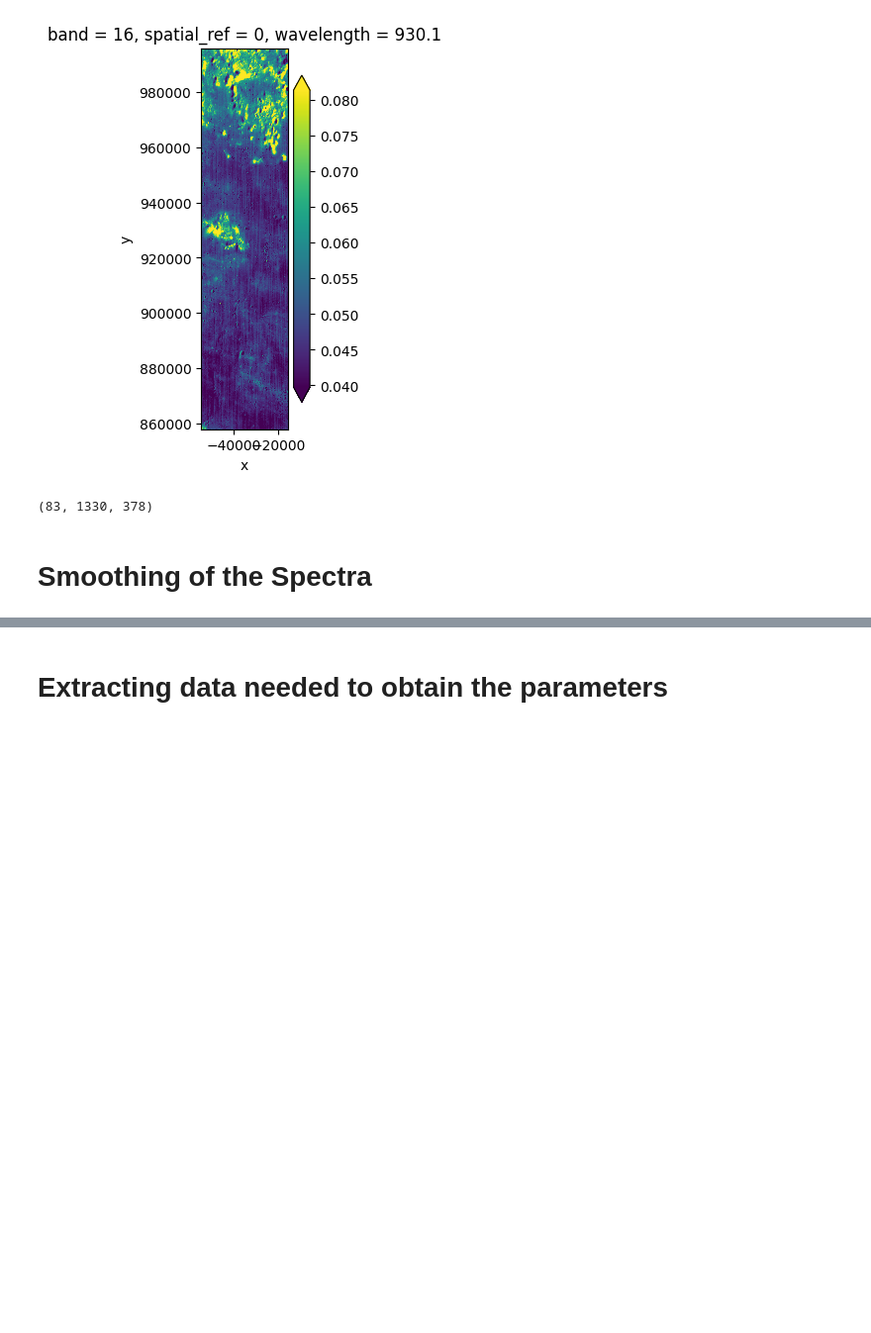
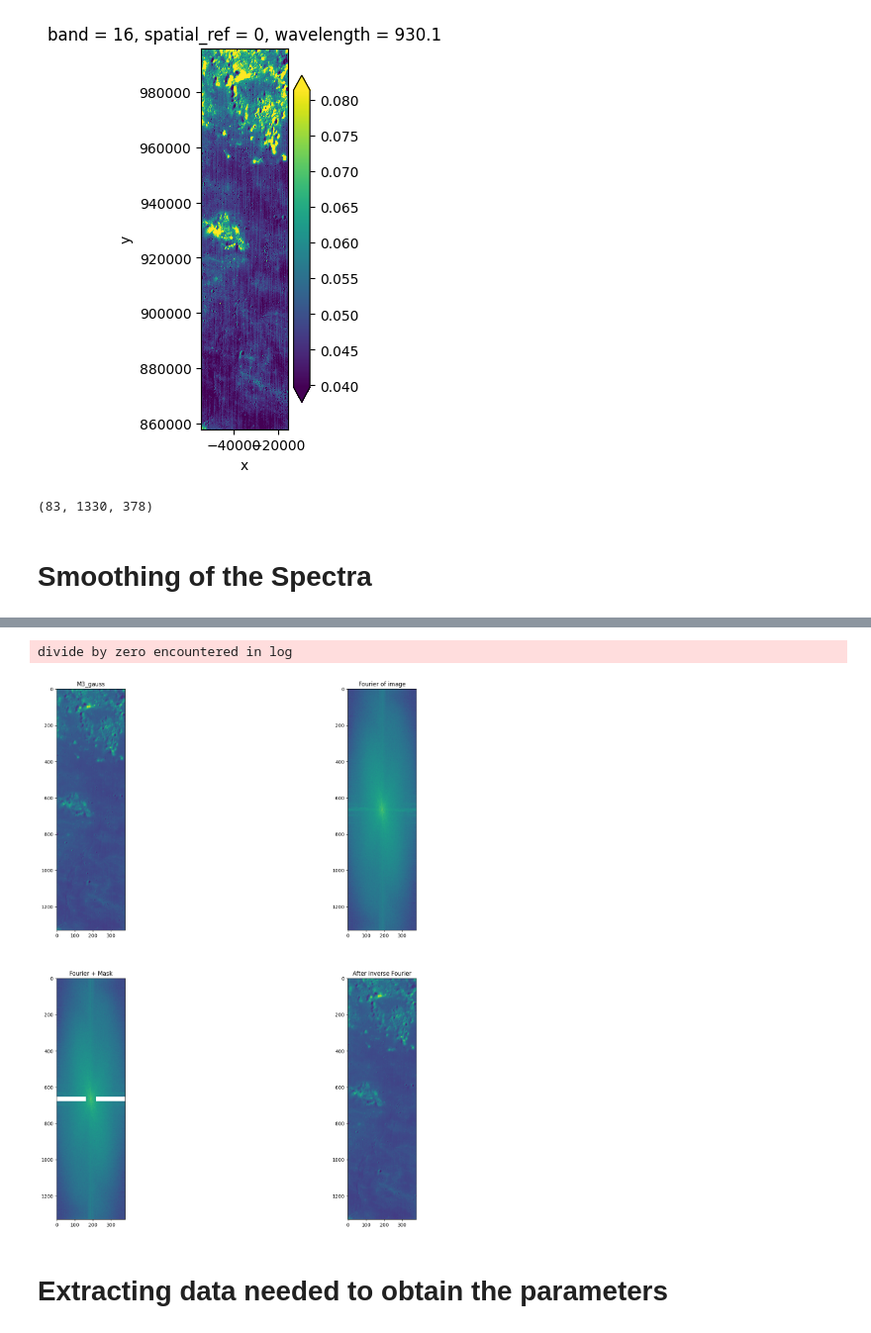
Before and after one commit to Javierunal16/MoonIndex, a Jupyter notebook: scripts/M3_Indexes.ipynb, the cells around one changed output, grey strips where cells are left out. Shown at 99% size. Cells and saved outputs as stored; diff of their text form; code cells hidden in the pictures; blank space fills up the shorter version.

```diff
--- a/scripts/M3_Indexes.ipynb
+++ b/scripts/M3_Indexes.ipynb
@@ -117,3 +68,12 @@ def fourier_filter(imput_data):
+# %%
+#Doing a fourier filtration
+M3_fourier=M3spectral.filtration.fourier_filter(M3_gauss,30,10)  #Imputs are the gaussian filtered cube, and width and altitude of the mask, we recommend 30 and 10
+
+#Plotting to check
+M3spectral.plotting.fourier_plot(M3_gauss,M3_fourier,45,30,10)  #Imputs are the gaussian filtered cube, band, and width and altitude of the mask, we recommend 30 and 10
+# %% [output]
+divide by zero encountered in log
+[figure, added]
 # %% [markdown]
 # Extracting data needed to obtain the parameters
 # %%
```
Also changed, not shown: parts of 23 cells of this notebook, 46 other files.
